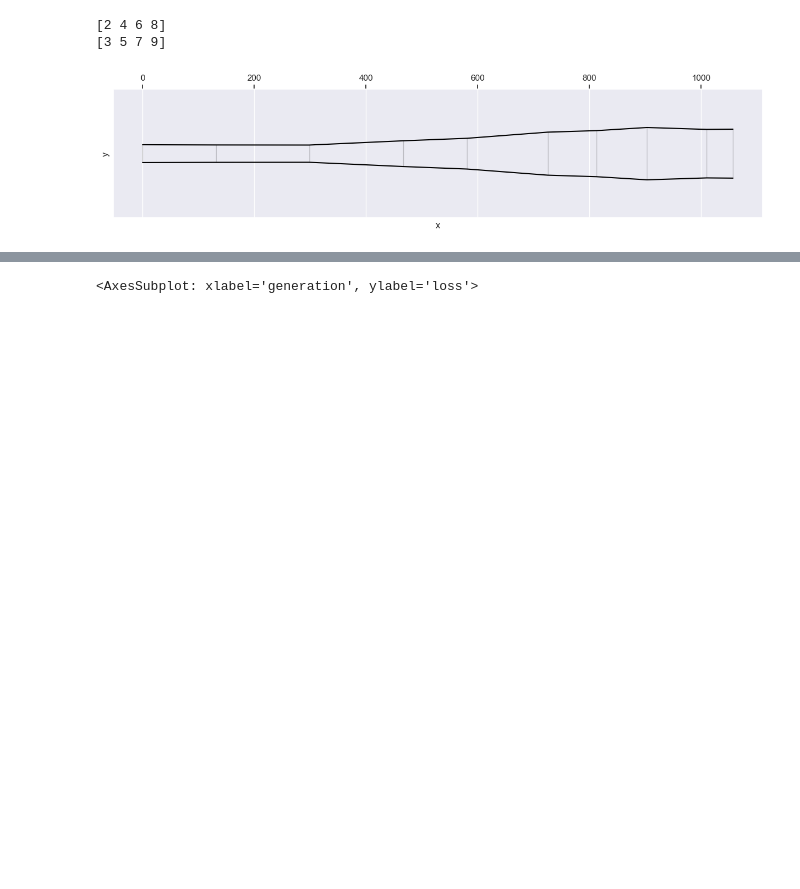
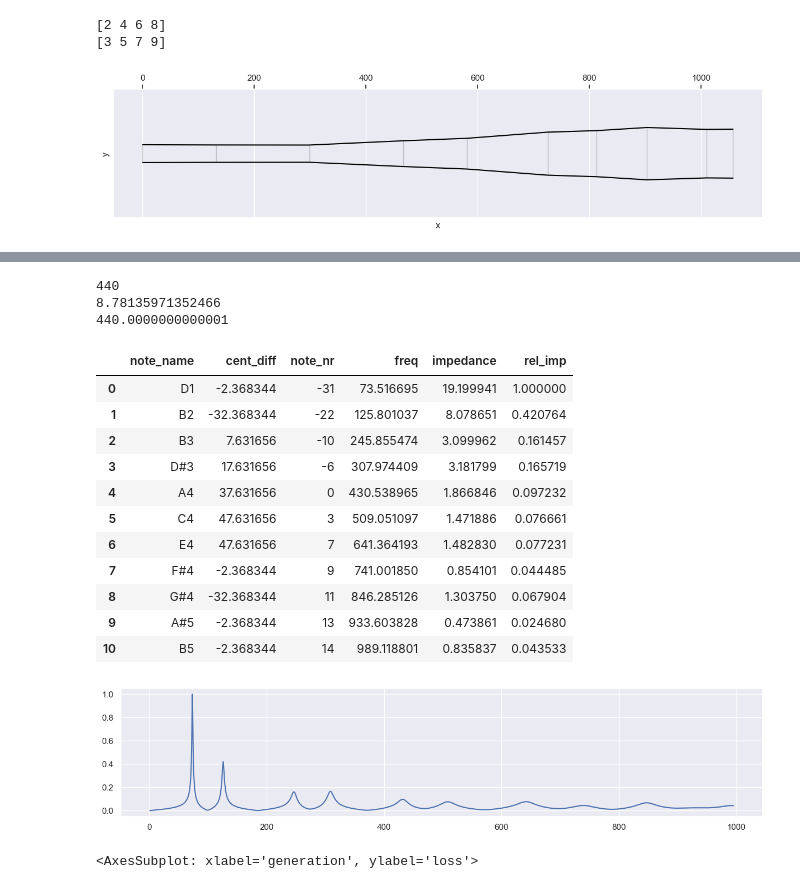
Before and after one commit to jnehring/didge-lab, a Jupyter notebook: src/experiments/nuevolution/test.ipynb, the cells around one changed output, grey strips where cells are left out. Saved outputs shown, nothing was run; the diff lists cells and outputs as text; code cells hidden in the pictures; blank space fills up the shorter version.

```diff
--- a/src/experiments/nuevolution/test.ipynb
+++ b/src/experiments/nuevolution/test.ipynb
@@ -329,3 +368,38 @@ AttributeError: 'Geo' object has no attribute 'genome2geo'
+# %%
+x = 440
+y = np.log2(x)
+z = np.exp2(y)
+print(x)
+print(y)
+print(z)
+# %% [output]
+440
+8.78135971352466
+440.0000000000001
+# %%
+geo = x.genome2geo()
+freqs = get_log_simulation_frequencies(1, 1000, 10)
+segments = create_segments(geo)
+impedance = compute_impedance(segments, freqs)
+notes = get_notes(freqs, impedance)
+
+import matplotlib.pyplot as plt
+plt.plot(freqs, impedance/impedance.max())
+notes
+# %% [output]
+|  | note_name | cent_diff | note_nr | freq | impedance | rel_imp |
+| 0 | D1 | -2.368344 | -31 | 73.516695 | 19.199941 | 1.000000 |
+| 1 | B2 | -32.368344 | -22 | 125.801037 | 8.078651 | 0.420764 |
+| 2 | B3 | 7.631656 | -10 | 245.855474 | 3.099962 | 0.161457 |
+| 3 | D#3 | 17.631656 | -6 | 307.974409 | 3.181799 | 0.165719 |
+| 4 | A4 | 37.631656 | 0 | 430.538965 | 1.866846 | 0.097232 |
+| 5 | C4 | 47.631656 | 3 | 509.051097 | 1.471886 | 0.076661 |
+| 6 | E4 | 47.631656 | 7 | 641.364193 | 1.482830 | 0.077231 |
+| 7 | F#4 | -2.368344 | 9 | 741.001850 | 0.854101 | 0.044485 |
+| 8 | G#4 | -32.368344 | 11 | 846.285126 | 1.303750 | 0.067904 |
+| 9 | A#5 | -2.368344 | 13 | 933.603828 | 0.473861 | 0.024680 |
+| 10 | B5 | -2.368344 | 14 | 989.118801 | 0.835837 | 0.043533 |
+[figure, added]
 # %%
 import pandas as pd
 import seaborn as sns
```
Also changed, not shown: parts of 10 cells of this notebook, 3 other files.
